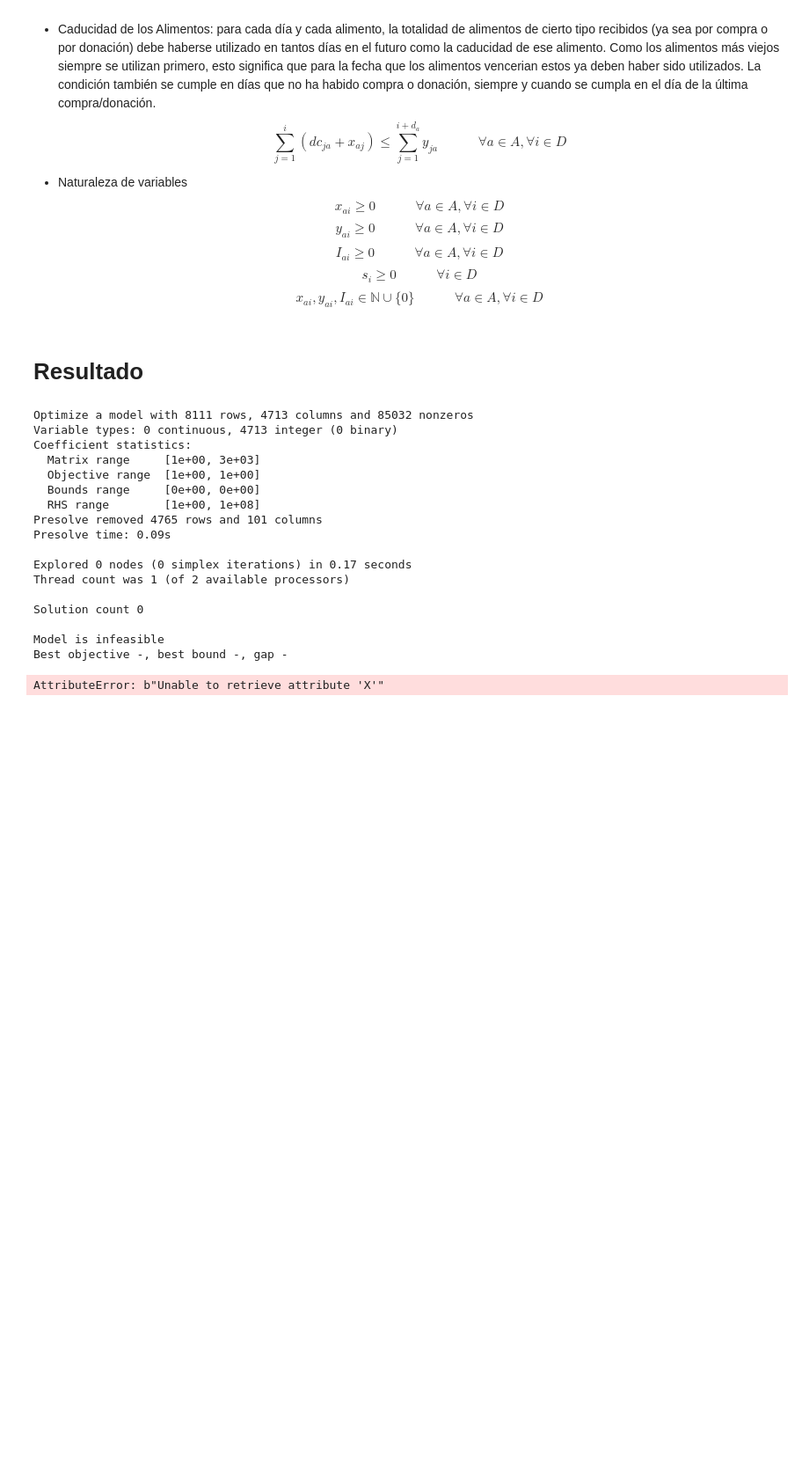
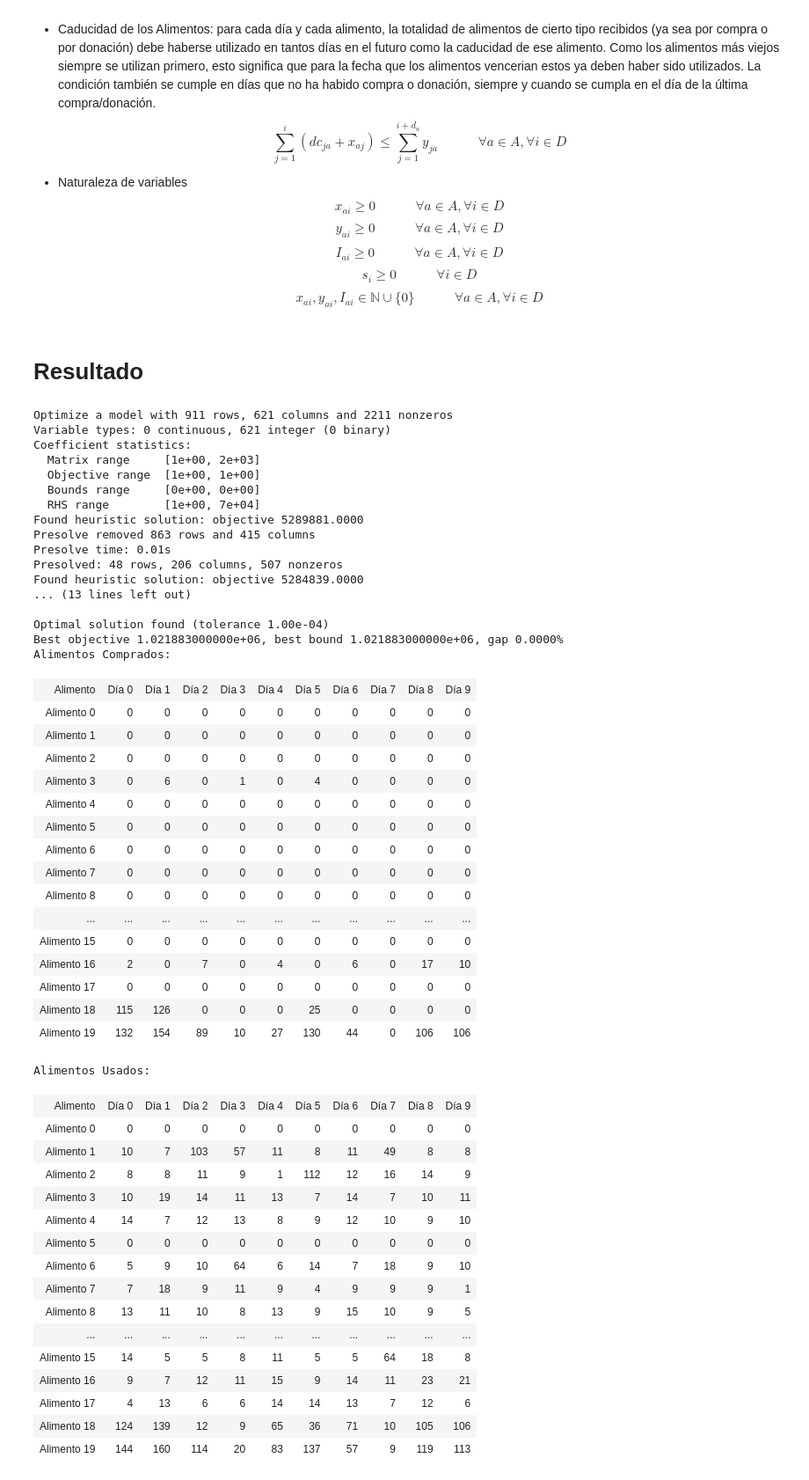
Before and after one commit to vijuarez/comedor_social36, a Jupyter notebook: Implementación Proyecto.ipynb, the cells around one changed output. Shown at 88% size. Saved outputs shown, nothing was run; the diff lists cells and outputs as text; code cells hidden in the pictures; blank space fills up the shorter version.

Commit message:
add working solution without caducity

```diff
--- a/Implementación Proyecto.ipynb
+++ b/Implementación Proyecto.ipynb
@@ -184,7 +180,7 @@ m.setObjective(sum(extra[i] for i in range(data['dias'])), GRB.MINIMIZE)
     $$x_{ai}, y_{ai}, I_{ai} \in \mathbb{N}\cup\{0\}     \quad\quad\quad     \forall a \in A, \forall i \in D$$
 # %%
 # Add constraint
-m.addConstr(surplus[0] == 100000000000, f'Surplus inicial')
+m.addConstr(surplus[0] == 0, f'Surplus inicial')
 
 for a in range(data['alimentos']):
     m.addConstr(I[0][a] == 0, f"Inventario inicial del alimento {a}")
@@ -192,7 +188,7 @@ for a in range(data['alimentos']):
 for i in range(data['dias']):
     m.addConstr(sum(data['costo_alimento'][a] * X[i][a] for a in range(data['alimentos'])) + (data['sueldo_fijo'] / 30.5) <= extra[i] + data['donaciones_monetarias'][i] + data['visitas'][i] * data['entrada'] + surplus[i],
                 f"Límite de gastos en el día {i}")
-    m.addConstr(surplus[i + 1] == extra[i] + data['donaciones_monetarias'][i] + data['visitas'][i] * data['entrada'] + surplus[i] - (sum(data['costo_alimento'][a] * X[i][a] for a in range(data['alimentos'])) + (data['sueldo_fijo'] / 30.5)),
+    m.addConstr(surplus[i + 1] <= extra[i] + data['donaciones_monetarias'][i] + data['visitas'][i] * data['entrada'] + surplus[i] - (sum(data['costo_alimento'][a] * X[i][a] for a in range(data['alimentos'])) + (data['sueldo_fijo'] / 30.5)),
                 f"Surplus en el día {i}")
     m.addConstr(sum(I[i][a] * data['volumen_alimentos'][a] for a in range(data['alimentos'])) <= data['vol_max'],
                 f"Límite de almacenamiento día {i}")
@@ -204,15 +200,15 @@ for i in range(data['dias']):
                 f"Una verdura mínimo por comida día {i}")
     m.addConstr(sum(Y[i][a] * data['fruta'][a] for a in range(data['alimentos'])) >= data['visitas'][i],
                 f"Una fruta mínimo por comida día {i}")
-    m.addConstr(sum(Y[i][a] * (data['proteina'][a] + data['carbohidrato'][a] + data['verdura'][a] + data['fruta'][a]) for a in range(data['alimentos'])) <= data['amax'][i] * data['visitas'][i],
-                f"Máximo de alimentos por plato de comida día {i}")
+#    m.addConstr(sum(Y[i][a] * (data['proteina'][a] + data['carbohidrato'][a] + data['verdura'][a] + data['fruta'][a]) for a in range(data['alimentos'])) <= data['amax'][i] * data['visitas'][i],
+#                f"Máximo de alimentos por plato de comida día {i}")
     m.addConstr(extra[i] >= 0, f"Naturaleza de Z en dia {i}")
     m.addConstr(surplus[i] >= 0, f"Naturaleza de s en dia {i}")
     for a in range(data['alimentos']):
-        m.addConstr(Y[i][a] <= X[i][a] + I[max(0, i - 1)][a],
+        m.addConstr(Y[i][a] <= X[i][a] + I[max(0, i - 1)][a] + data['cantidad_alimento'][a][i],
                 f"No se puede usar más de lo que se tiene ")
-        m.addConstr(sum(data['cantidad_alimento'][a][j] + X[j][a] for j in range(0, i + 1)) <= sum(Y[k][a] for k in range(0, min(data['dias'] - 1, i + data['duracion_alimentos'][a]))),
-                f"Caducidad de los Alimentos")
+        #m.addConstr(sum(data['cantidad_alimento'][a][j] + X[j][a] for j in range(0, i + 1)) <= sum(Y[k][a] for k in range(0, min(data['dias'] - 1, i + data['duracion_alimentos'][a]))),
+        #        f"Caducidad de los Alimentos")
         m.addConstr(X[i][a] >= 0, f"Naturaleza de X en dia {i} y alimento {a}")
         m.addConstr(Y[i][a] >= 0, f"Naturaleza de Y en dia {i} y alimento {a}")
         m.addConstr(I[i][a] >= 0, f"Naturaleza de I en dia {i} y alimento {a}")
@@ -272,45 +268,78 @@ display(HTML(tabulate.tabulate(usado_temp, tablefmt='html')))
 for i in guardado:
     n = i.varname
     dia = int(''.join(x for x in n[-4:] if x.isdecimal()))
     alimento = int(''.join(x for x in n[-20:-9] if x.isdecimal()))
     x = int(i.X)
     guardado_temp[alimento + 1][dia + 1] = f'<b>{x}</b>' if x else 0
 
 for i in extra:
     n = i.varname
     dia = int(''.join(x for x in n[-4:] if x.isdecimal()))
     x = int(i.X)
     extra_temp.append([f'Día {dia}', f'<b>{x}</b>' if x else 0])
 
 for i in surplus:
     n = i.varname
     dia = int(''.join(x for x in n[-4:] if x.isdecimal()))
     x = int(i.X)
-    extra_temp[dia + 1].append(f'<b>{x}</b>' if x else 0)
+    if len(extra_temp[dia]) == 2 and dia <= data['dias']:
+        extra_temp[dia].append(f'<b>{x}</b>' if x else 0)
 
 print('Alimentos Guardados:')
 display(HTML(tabulate.tabulate(guardado_temp, tablefmt='html')))
 
 print('Dinero Diario Extra:')
 display(HTML(tabulate.tabulate(extra_temp, tablefmt='html')))
 
 print('Gasto total de dinero: %g' % m.objVal)
 # %% [output]
-Optimize a model with 8111 rows, 4713 columns and 85032 nonzeros
-Variable types: 0 continuous, 4713 integer (0 binary)
+Optimize a model with 911 rows, 621 columns and 2211 nonzeros
+Variable types: 0 continuous, 621 integer (0 binary)
 Coefficient statistics:
-  Matrix range     [1e+00, 3e+03]
+  Matrix range     [1e+00, 2e+03]
   Objective range  [1e+00, 1e+00]
   Bounds range     [0e+00, 0e+00]
-  RHS range        [1e+00, 1e+08]
-Presolve removed 4765 rows and 101 columns
-Presolve time: 0.09s
+  RHS range        [1e+00, 7e+04]
+Found heuristic solution: objective 5289881.0000
+Presolve removed 863 rows and 415 columns
+Presolve time: 0.01s
+Presolved: 48 rows, 206 columns, 507 nonzeros
+Found heuristic solution: objective 5284839.0000
+... (13 lines left out)
 
-Explored 0 nodes (0 simplex iterations) in 0.17 seconds
-Thread count was 1 (of 2 available processors)
-
-Solution count 0
-
-Model is infeasible
-Best objective -, best bound -, gap -
+Optimal solution found (tolerance 1.00e-04)
+Best objective 1.021883000000e+06, best bound 1.021883000000e+06, gap 0.0000%
+Alimentos Comprados:
+| Alimento | Día 0 | Día 1 | Día 2 | Día 3 | Día 4 | Día 5 | Día 6 | Día 7 | Día 8 | Día 9 |
+| Alimento 0 | 0 | 0 | 0 | 0 | 0 | 0 | 0 | 0 | 0 | 0 |
+| Alimento 1 | 0 | 0 | 0 | 0 | 0 | 0 | 0 | 0 | 0 | 0 |
+| Alimento 2 | 0 | 0 | 0 | 0 | 0 | 0 | 0 | 0 | 0 | 0 |
+| Alimento 3 | 0 | 6 | 0 | 1 | 0 | 4 | 0 | 0 | 0 | 0 |
+| Alimento 4 | 0 | 0 | 0 | 0 | 0 | 0 | 0 | 0 | 0 | 0 |
+| Alimento 5 | 0 | 0 | 0 | 0 | 0 | 0 | 0 | 0 | 0 | 0 |
+| Alimento 6 | 0 | 0 | 0 | 0 | 0 | 0 | 0 | 0 | 0 | 0 |
+| Alimento 7 | 0 | 0 | 0 | 0 | 0 | 0 | 0 | 0 | 0 | 0 |
+| Alimento 8 | 0 | 0 | 0 | 0 | 0 | 0 | 0 | 0 | 0 | 0 |
+| ... | ... | ... | ... | ... | ... | ... | ... | ... | ... | ... |
+| Alimento 15 | 0 | 0 | 0 | 0 | 0 | 0 | 0 | 0 | 0 | 0 |
+| Alimento 16 | 2 | 0 | 7 | 0 | 4 | 0 | 6 | 0 | 17 | 10 |
+| Alimento 17 | 0 | 0 | 0 | 0 | 0 | 0 | 0 | 0 | 0 | 0 |
+| Alimento 18 | 115 | 126 | 0 | 0 | 0 | 25 | 0 | 0 | 0 | 0 |
+| Alimento 19 | 132 | 154 | 89 | 10 | 27 | 130 | 44 | 0 | 106 | 106 |
-AttributeError: b"Unable to retrieve attribute 'X'"
+Alimentos Usados:
+| Alimento | Día 0 | Día 1 | Día 2 | Día 3 | Día 4 | Día 5 | Día 6 | Día 7 | Día 8 | Día 9 |
+| Alimento 0 | 0 | 0 | 0 | 0 | 0 | 0 | 0 | 0 | 0 | 0 |
+| Alimento 1 | 10 | 7 | 103 | 57 | 11 | 8 | 11 | 49 | 8 | 8 |
+| Alimento 2 | 8 | 8 | 11 | 9 | 1 | 112 | 12 | 16 | 14 | 9 |
+| Alimento 3 | 10 | 19 | 14 | 11 | 13 | 7 | 14 | 7 | 10 | 11 |
+| Alimento 4 | 14 | 7 | 12 | 13 | 8 | 9 | 12 | 10 | 9 | 10 |
+| Alimento 5 | 0 | 0 | 0 | 0 | 0 | 0 | 0 | 0 | 0 | 0 |
+| Alimento 6 | 5 | 9 | 10 | 64 | 6 | 14 | 7 | 18 | 9 | 10 |
+| Alimento 7 | 7 | 18 | 9 | 11 | 9 | 4 | 9 | 9 | 9 | 1 |
+| Alimento 8 | 13 | 11 | 10 | 8 | 13 | 9 | 15 | 10 | 9 | 5 |
+| ... | ... | ... | ... | ... | ... | ... | ... | ... | ... | ... |
+| Alimento 15 | 14 | 5 | 5 | 8 | 11 | 5 | 5 | 64 | 18 | 8 |
+| Alimento 16 | 9 | 7 | 12 | 11 | 15 | 9 | 14 | 11 | 23 | 21 |
+| Alimento 17 | 4 | 13 | 6 | 6 | 14 | 14 | 13 | 7 | 12 | 6 |
+| Alimento 18 | 124 | 139 | 12 | 9 | 65 | 36 | 71 | 10 | 105 | 106 |
+| Alimento 19 | 144 | 160 | 114 | 20 | 83 | 137 | 57 | 9 | 119 | 113 |
```
Also changed, not shown: parts of 2 cells of this notebook.
